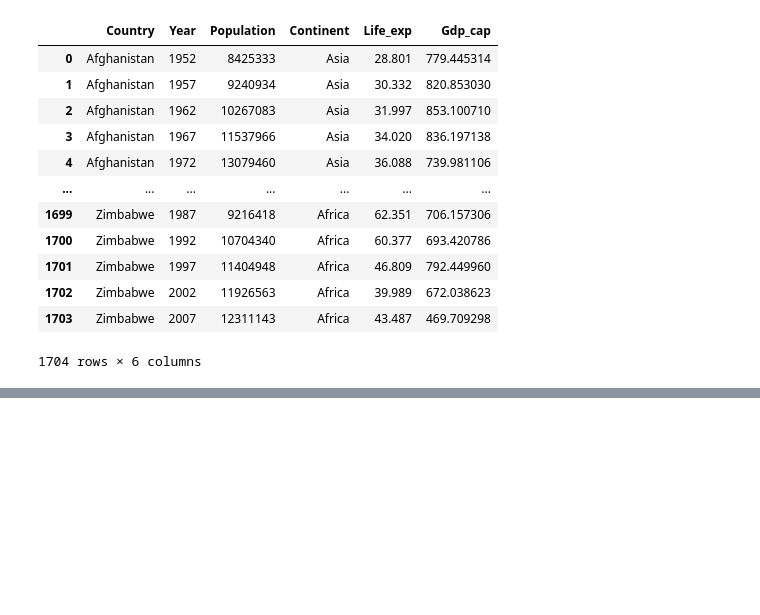
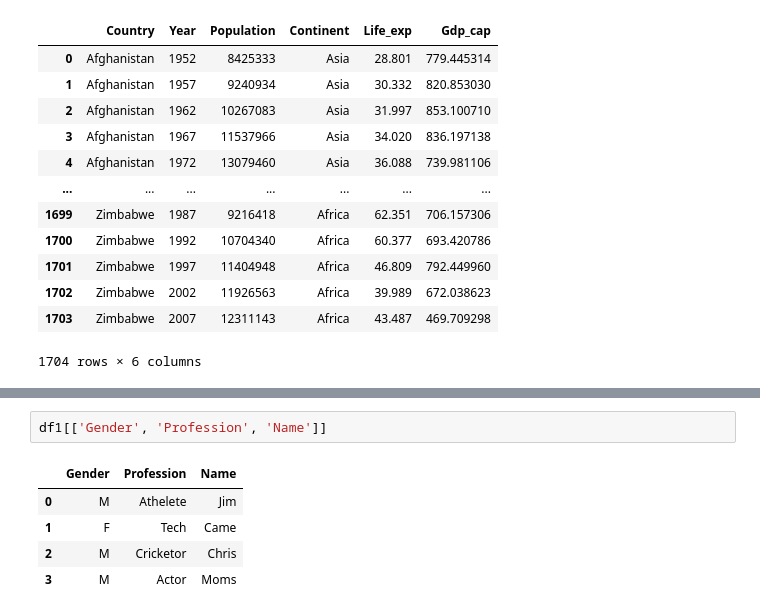
Before and after one commit to sibaram-sahu/dsml, a Jupyter notebook: Pandas/Pandas 1.ipynb, the cells around one changed output, grey strips where cells are left out. Drawn from its saved outputs; the diff is of its cells as text; blank space fills up the shorter version.

```diff
--- a/Pandas/Pandas 1.ipynb
+++ b/Pandas/Pandas 1.ipynb
@@ -255,0 +305,8 @@ df.loc?
+# %%
+df1[['Gender', 'Profession', 'Name']]
+# %% [output]
+|  | Gender | Profession | Name |
+| 0 | M | Athelete | Jim |
+| 1 | F | Tech | Came |
+| 2 | M | Cricketor | Chris |
+| 3 | M | Actor | Moms |
```
Also changed, not shown: parts of 12 cells of this notebook, 3 other files.
